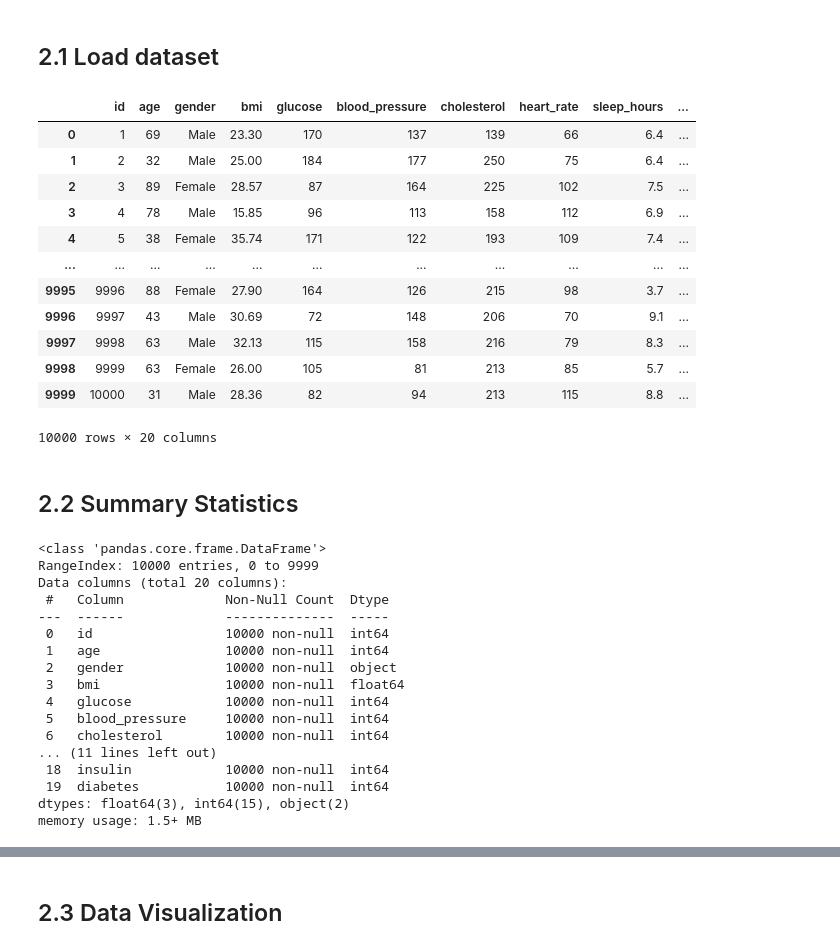
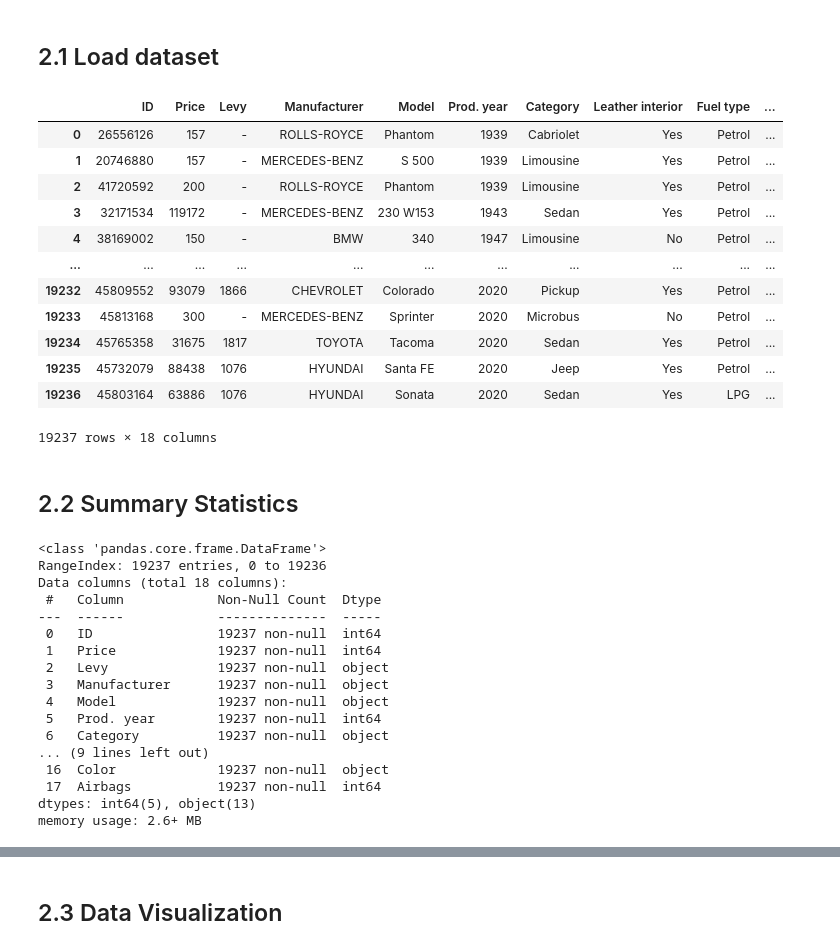
Before and after one commit to jerri210/mldp-project, a Jupyter notebook: MLDP Program Codes Submission Template.ipynb, the cells around one changed output, grey strips where cells are left out. Cells and saved outputs as stored; diff of their text form; code cells hidden in the pictures.

```diff
--- a/MLDP Program Codes Submission Template.ipynb
+++ b/MLDP Program Codes Submission Template.ipynb
@@ -48,24 +53,24 @@ The solution is aimed to spot early detection of diabetes, allowing healthcare p
 ## 2.1 Load dataset
 # %%
 ## Read data
-FILE_PATH= "diabetes.csv"
+FILE_PATH= "car_price_prediction.csv"
 df = pd.read_csv(FILE_PATH)
 
 df
 # %% [output]
-|  | id | age | gender | bmi | glucose | blood_pressure | cholesterol | heart_rate | sleep_hours | ... |
-| 0 | 1 | 69 | Male | 23.30 | 170 | 137 | 139 | 66 | 6.4 | ... |
-| 1 | 2 | 32 | Male | 25.00 | 184 | 177 | 250 | 75 | 6.4 | ... |
-| 2 | 3 | 89 | Female | 28.57 | 87 | 164 | 225 | 102 | 7.5 | ... |
-| 3 | 4 | 78 | Male | 15.85 | 96 | 113 | 158 | 112 | 6.9 | ... |
-| 4 | 5 | 38 | Female | 35.74 | 171 | 122 | 193 | 109 | 7.4 | ... |
+|  | ID | Price | Levy | Manufacturer | Model | Prod. year | Category | Leather interior | Fuel type | ... |
+| 0 | 26556126 | 157 | - | ROLLS-ROYCE | Phantom | 1939 | Cabriolet | Yes | Petrol | ... |
+| 1 | 20746880 | 157 | - | MERCEDES-BENZ | S 500 | 1939 | Limousine | Yes | Petrol | ... |
+| 2 | 41720592 | 200 | - | ROLLS-ROYCE | Phantom | 1939 | Limousine | Yes | Petrol | ... |
+| 3 | 32171534 | 119172 | - | MERCEDES-BENZ | 230 W153 | 1943 | Sedan | Yes | Petrol | ... |
+| 4 | 38169002 | 150 | - | BMW | 340 | 1947 | Limousine | No | Petrol | ... |
 | ... | ... | ... | ... | ... | ... | ... | ... | ... | ... | ... |
-| 9995 | 9996 | 88 | Female | 27.90 | 164 | 126 | 215 | 98 | 3.7 | ... |
-| 9996 | 9997 | 43 | Male | 30.69 | 72 | 148 | 206 | 70 | 9.1 | ... |
-| 9997 | 9998 | 63 | Male | 32.13 | 115 | 158 | 216 | 79 | 8.3 | ... |
-| 9998 | 9999 | 63 | Female | 26.00 | 105 | 81 | 213 | 85 | 5.7 | ... |
-| 9999 | 10000 | 31 | Male | 28.36 | 82 | 94 | 213 | 115 | 8.8 | ... |
+| 19232 | 45809552 | 93079 | 1866 | CHEVROLET | Colorado | 2020 | Pickup | Yes | Petrol | ... |
+| 19233 | 45813168 | 300 | - | MERCEDES-BENZ | Sprinter | 2020 | Microbus | No | Petrol | ... |
+| 19234 | 45765358 | 31675 | 1817 | TOYOTA | Tacoma | 2020 | Sedan | Yes | Petrol | ... |
+| 19235 | 45732079 | 88438 | 1076 | HYUNDAI | Santa FE | 2020 | Jeep | Yes | Petrol | ... |
+| 19236 | 45803164 | 63886 | 1076 | HYUNDAI | Sonata | 2020 | Sedan | Yes | LPG | ... |
-10000 rows × 20 columns
+19237 rows × 18 columns
 # %% [markdown]
 ## 2.2 Summary Statistics
 # %%
@@ -73,22 +78,22 @@ df
 df.info()
 # %% [output]
 <class 'pandas.core.frame.DataFrame'>
-RangeIndex: 10000 entries, 0 to 9999
-Data columns (total 20 columns):
- #   Column             Non-Null Count  Dtype
----  ------             --------------  -----
- 0   id                 10000 non-null  int64
- 1   age                10000 non-null  int64
- 2   gender             10000 non-null  object
- 3   bmi                10000 non-null  float64
- 4   glucose            10000 non-null  int64
- 5   blood_pressure     10000 non-null  int64
- 6   cholesterol        10000 non-null  int64
-... (11 lines left out)
- 18  insulin            10000 non-null  int64
- 19  diabetes           10000 non-null  int64
-dtypes: float64(3), int64(15), object(2)
-memory usage: 1.5+ MB
+RangeIndex: 19237 entries, 0 to 19236
+Data columns (total 18 columns):
+ #   Column            Non-Null Count  Dtype
+---  ------            --------------  -----
+ 0   ID                19237 non-null  int64
+ 1   Price             19237 non-null  int64
+ 2   Levy              19237 non-null  object
+ 3   Manufacturer      19237 non-null  object
+ 4   Model             19237 non-null  object
+ 5   Prod. year        19237 non-null  int64
+ 6   Category          19237 non-null  object
+... (9 lines left out)
+ 16  Color             19237 non-null  object
+ 17  Airbags           19237 non-null  int64
+dtypes: int64(5), object(13)
+memory usage: 2.6+ MB
 # %%
 ## Check for missing data
 df.isna().sum()
```
Also changed, not shown: parts of 24 cells of this notebook, 5 other files.
